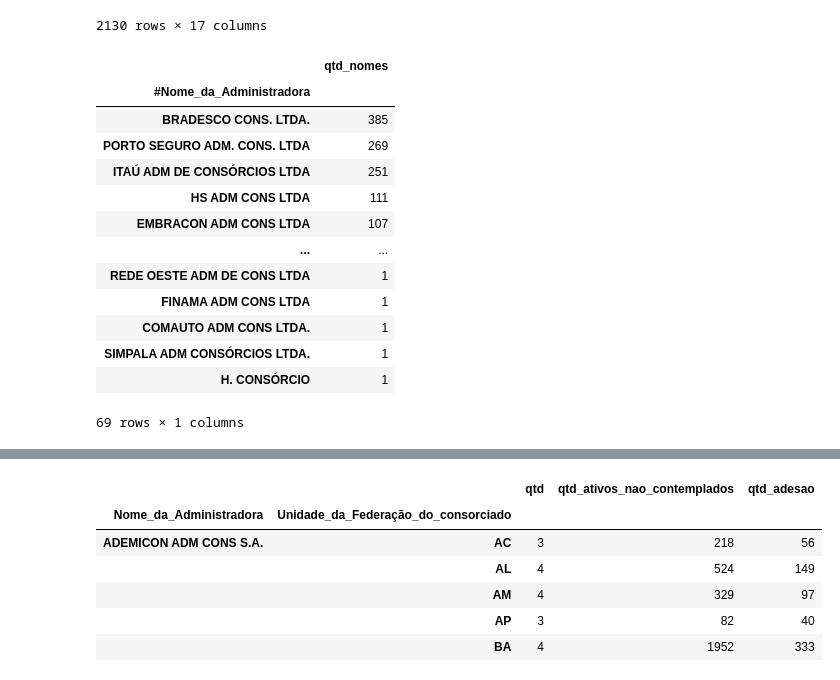
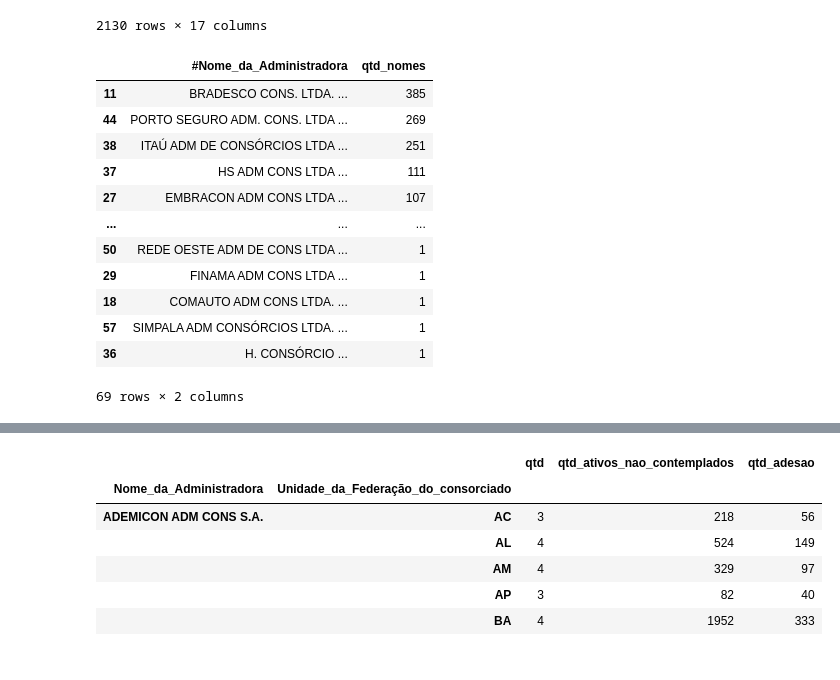
Before and after one commit to JonathanAlvesNogueira/Projeto-Analytics-BancoCentral, a Jupyter notebook: index.ipynb, the cells around one changed output, grey strips where cells are left out. Saved outputs shown, nothing was run; the diff lists cells and outputs as text; code cells hidden in the pictures.

```diff
--- a/index.ipynb
+++ b/index.ipynb
@@ -28,25 +28,23 @@ display(df)
 | 2129 | GGS ADM CONS LTDA. ... | 94187879 | 202310 | 4411 | 1 | ... |
 2130 rows × 17 columns
 # %%
-df2 = df.groupby('#Nome_da_Administradora').agg(qtd_nomes=('#Nome_da_Administradora', 'size')
-                                          )
+df2 = df.groupby('#Nome_da_Administradora').agg(qtd_nomes=('#Nome_da_Administradora', 'size')).reset_index()
 
 df2 = df2.sort_values(ascending=False, by='qtd_nomes')
 
 display(df2)
 # %% [output]
-|  | qtd_nomes |
-| #Nome_da_Administradora |  |
-| BRADESCO CONS. LTDA. | 385 |
-| PORTO SEGURO ADM. CONS. LTDA | 269 |
-| ITAÚ ADM DE CONSÓRCIOS LTDA | 251 |
-| HS ADM CONS LTDA | 111 |
-| EMBRACON ADM CONS LTDA | 107 |
-| ... | ... |
-| REDE OESTE ADM DE CONS LTDA | 1 |
-| FINAMA ADM CONS LTDA | 1 |
-| COMAUTO ADM CONS LTDA. | 1 |
-| SIMPALA ADM CONSÓRCIOS LTDA. | 1 |
-| H. CONSÓRCIO | 1 |
+|  | #Nome_da_Administradora | qtd_nomes |
+| 11 | BRADESCO CONS. LTDA. ... | 385 |
+| 44 | PORTO SEGURO ADM. CONS. LTDA ... | 269 |
+| 38 | ITAÚ ADM DE CONSÓRCIOS LTDA ... | 251 |
+| 37 | HS ADM CONS LTDA ... | 111 |
+| 27 | EMBRACON ADM CONS LTDA ... | 107 |
+| ... | ... | ... |
+| 50 | REDE OESTE ADM DE CONS LTDA ... | 1 |
+| 29 | FINAMA ADM CONS LTDA ... | 1 |
+| 18 | COMAUTO ADM CONS LTDA. ... | 1 |
+| 57 | SIMPALA ADM CONSÓRCIOS LTDA. ... | 1 |
+| 36 | H. CONSÓRCIO ... | 1 |
-69 rows × 1 columns
+69 rows × 2 columns
 # %%
```
Also changed, not shown: parts of 1 cell of this notebook.
